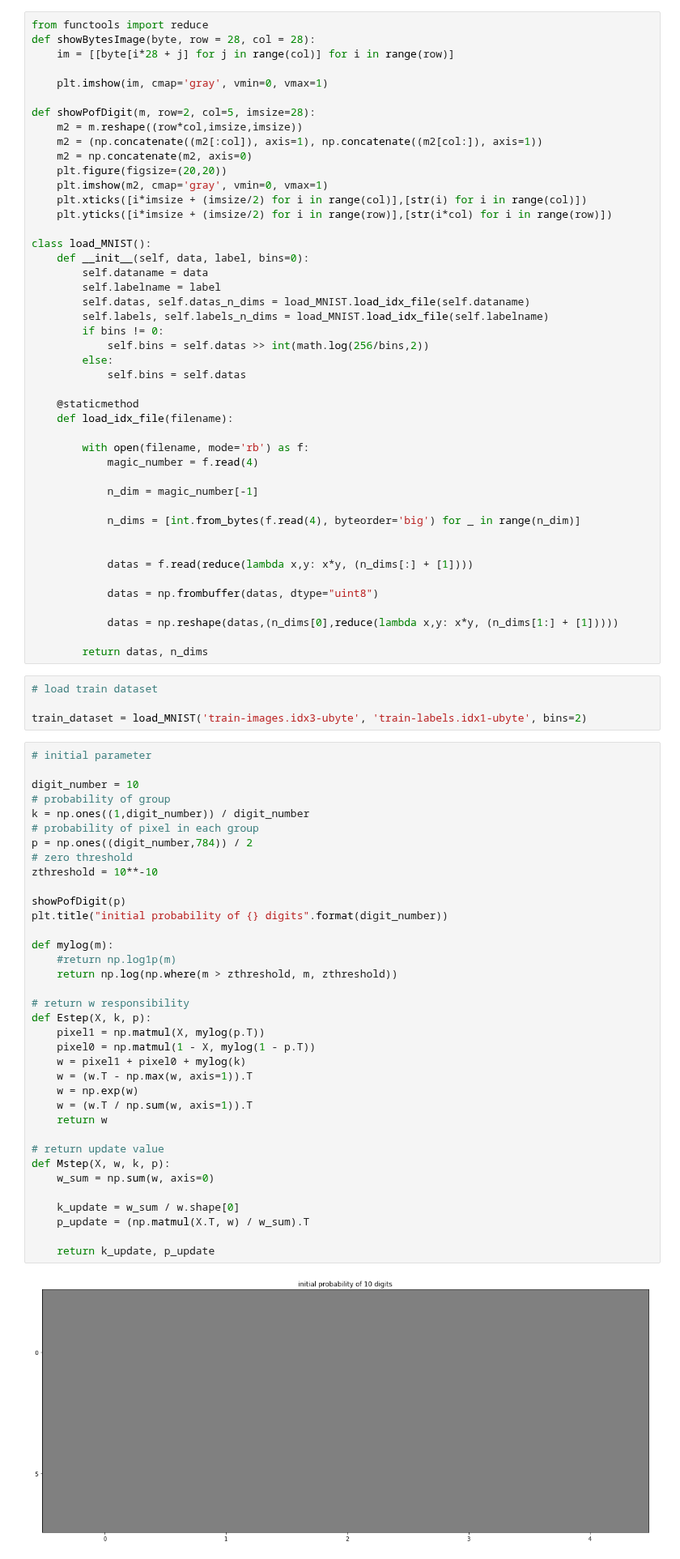
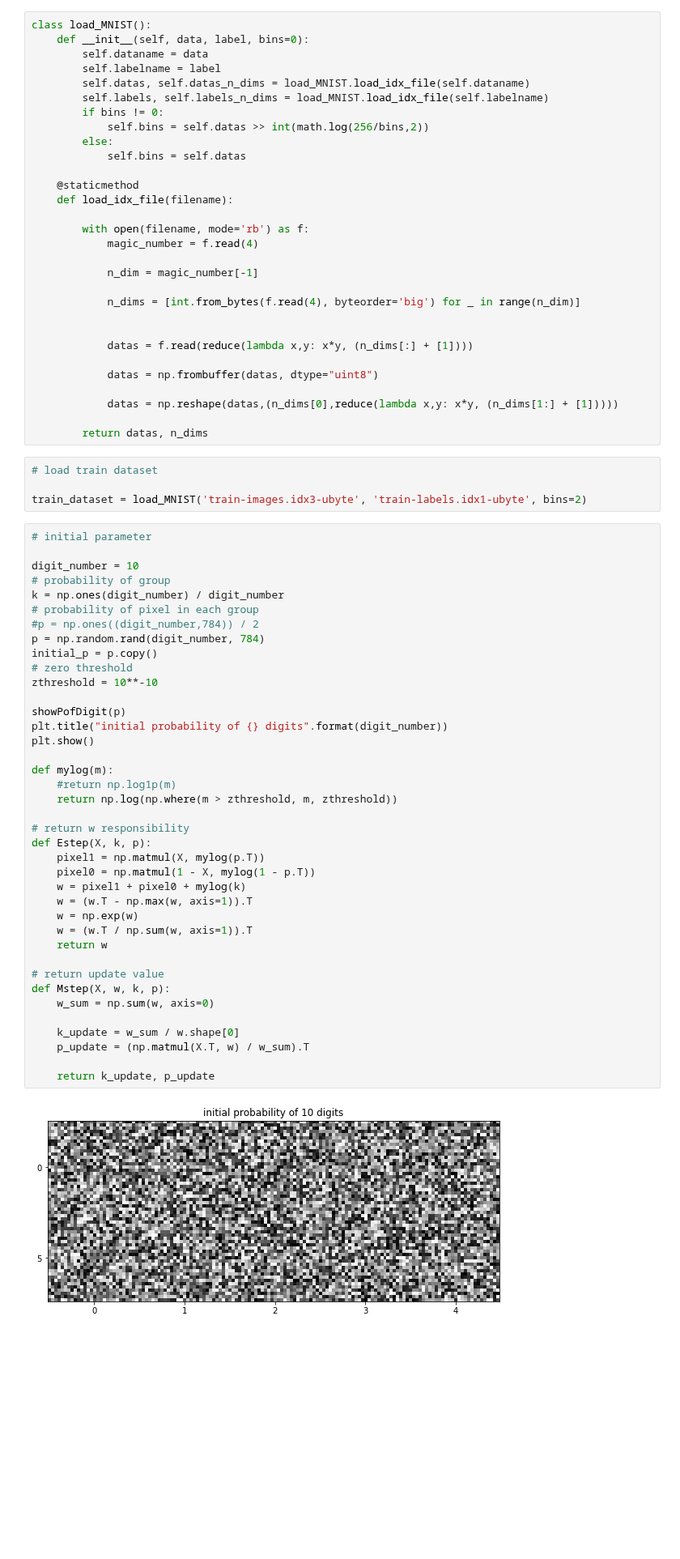
Before and after one commit to csielee/2018ML, a Jupyter notebook: HW4/HW4.ipynb, the cells around one changed output. Shown at 81% size. Cells and saved outputs as stored; diff of their text form; blank space fills up the shorter version.

Commit message:
Use random initial p and Get test result
All 10x784 probability of pixel are random when initial

Test result is 10x10 matrix, col is real label, row is cluster

```diff
--- a/HW4/HW4.ipynb
+++ b/HW4/HW4.ipynb
@@ -225,19 +263,4 @@ Confusion Matrix <br>$\begin{bmatrix} 100.000 & 0.000 \\0.000 & 100.000 \end{bma
 # %%
-from functools import reduce
-def showBytesImage(byte, row = 28, col = 28):
-    im = [[byte[i*28 + j] for j in range(col)] for i in range(row)]
-
-    plt.imshow(im, cmap='gray', vmin=0, vmax=1)
-
-def showPofDigit(m, row=2, col=5, imsize=28):
-    m2 = m.reshape((row*col,imsize,imsize))
-    m2 = (np.concatenate((m2[:col]), axis=1), np.concatenate((m2[col:]), axis=1))
-    m2 = np.concatenate(m2, axis=0)
-    plt.figure(figsize=(20,20))
-    plt.imshow(m2, cmap='gray', vmin=0, vmax=1)
-    plt.xticks([i*imsize + (imsize/2) for i in range(col)],[str(i) for i in range(col)])
-    plt.yticks([i*imsize + (imsize/2) for i in range(row)],[str(i*col) for i in range(row)])
-
 class load_MNIST():
     def __init__(self, data, label, bins=0):
         self.dataname = data
@@ -276,36 +299,39 @@ train_dataset = load_MNIST('train-images.idx3-ubyte', 'train-labels.idx1-ubyte',
 
 digit_number = 10
 # probability of group
-k = np.ones((1,digit_number)) / digit_number
+k = np.ones(digit_number) / digit_number
 # probability of pixel in each group
-p = np.ones((digit_number,784)) / 2
+#p = np.ones((digit_number,784)) / 2
+p = np.random.rand(digit_number, 784)
+initial_p = p.copy()
 # zero threshold
 zthreshold = 10**-10
 
 showPofDigit(p)
 plt.title("initial probability of {} digits".format(digit_number))
+plt.show()
 
 def mylog(m):
     #return np.log1p(m)
     return np.log(np.where(m > zthreshold, m, zthreshold))
 
 # return w responsibility
 def Estep(X, k, p):
     pixel1 = np.matmul(X, mylog(p.T))
     pixel0 = np.matmul(1 - X, mylog(1 - p.T))
     w = pixel1 + pixel0 + mylog(k)
     w = (w.T - np.max(w, axis=1)).T
     w = np.exp(w)
     w = (w.T / np.sum(w, axis=1)).T
     return w
 
 # return update value
 def Mstep(X, w, k, p):
     w_sum = np.sum(w, axis=0)
 
     k_update = w_sum / w.shape[0]
     p_update = (np.matmul(X.T, w) / w_sum).T
 
     return k_update, p_update
 # %% [output]
-[figure, old version]
+[figure, new version]
```
Also changed, not shown: parts of 11 cells of this notebook.
